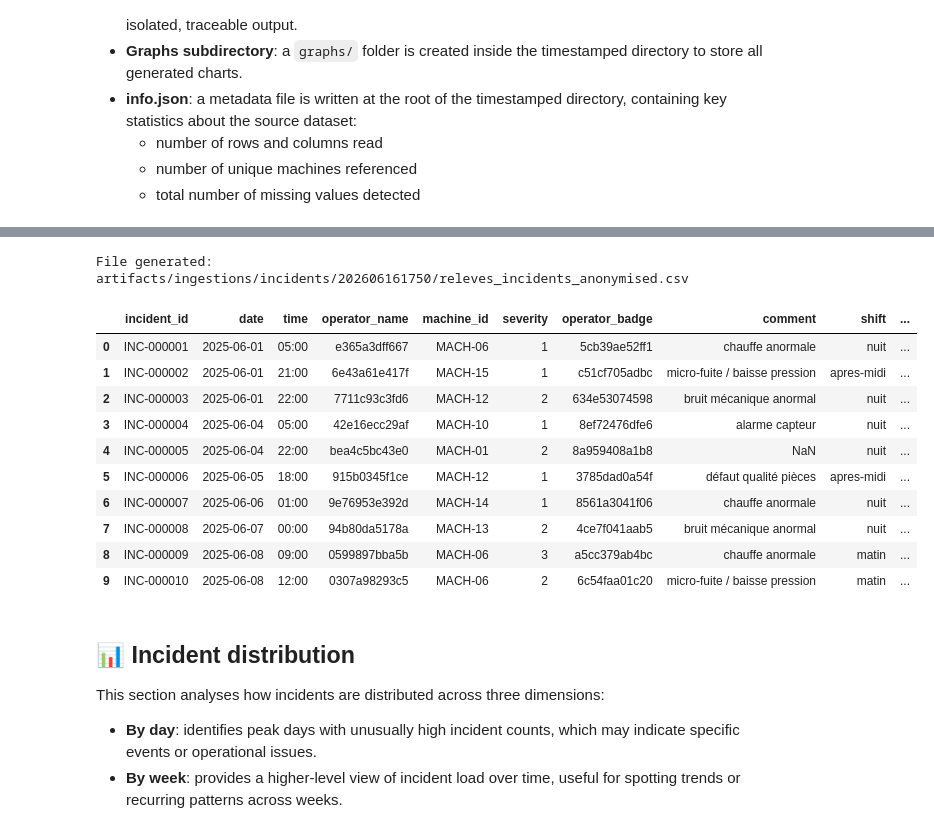
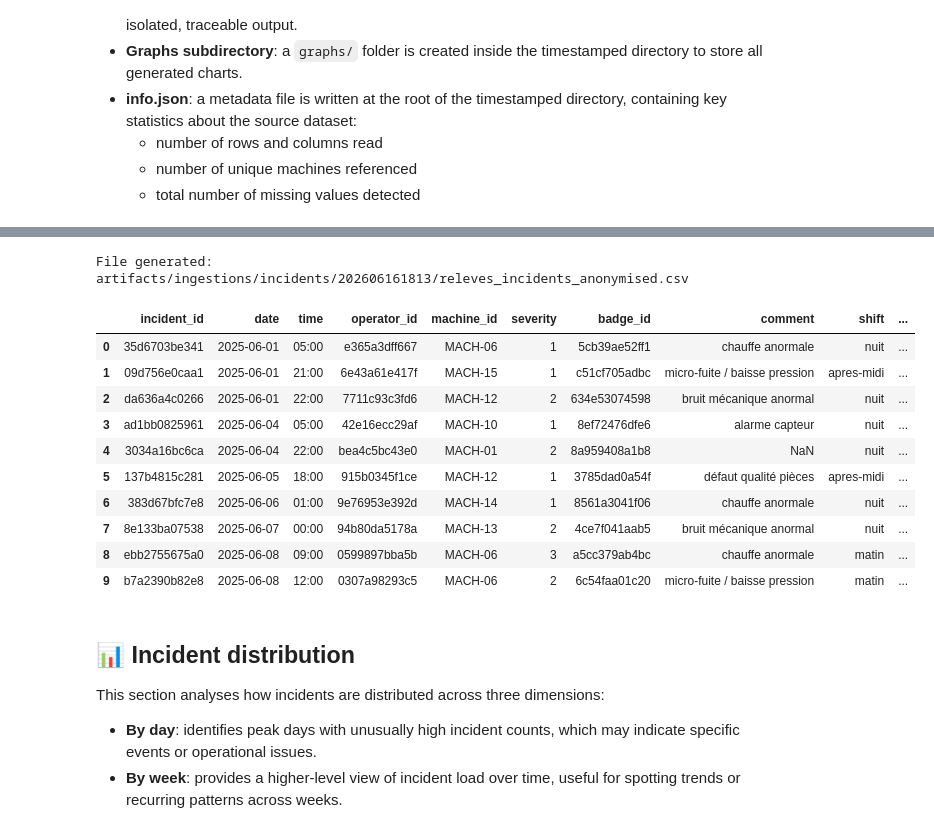
Before and after one commit to aurelien-V03/incidents-indus-ia, a Jupyter notebook: incidents_notebook.ipynb, the cells around one changed output, grey strips where cells are left out. Drawn from its saved outputs; the diff is of its cells as text; code cells hidden in the pictures.

Commit message:
add hash on incident_id

```diff
--- a/incidents_notebook.ipynb
+++ b/incidents_notebook.ipynb
@@ -87,35 +84,41 @@ metadata.json    : artifacts/ingestions/incidents/metadata.json (9 run(s))
 # %%
+if "output_dir" not in vars():
+    raise RuntimeError("⚠️ Please run the ⚙️ Setup cell first.")
+
 import hashlib
 import pandas as pd
 
 CSV_PATH = "artifacts/ingestions/incidents/releves_incidents.csv"
 OUTPUT_PATH = f"{output_dir}/releves_incidents_anonymised.csv"
 
 df = pd.read_csv(CSV_PATH)
 
 def hash_cell(value, idx, col):
     return hashlib.sha256(f"{col}:{idx}:{value}".encode()).hexdigest()[:12]
 
+df["incident_id"] = [hash_cell(v, i, "incident_id") for i, v in enumerate(df["incident_id"])]
 df["operator_name"] = [hash_cell(v, i, "operator_name") for i, v in enumerate(df["operator_name"])]
 df["operator_badge"] = [hash_cell(v, i, "operator_badge") for i, v in enumerate(df["operator_badge"])]
+
+df = df.rename(columns={"operator_name": "operator_id", "operator_badge": "badge_id"})
 
 df.to_csv(OUTPUT_PATH, index=False)
 
 print(f"File generated: {OUTPUT_PATH}")
 df.head(10)
 # %% [output]
-File generated: artifacts/ingestions/incidents/202606161750/releves_incidents_anonymised.csv
+File generated: artifacts/ingestions/incidents/202606161813/releves_incidents_anonymised.csv
-|  | incident_id | date | time | operator_name | machine_id | severity | operator_badge | comment | shift | ... |
-| 0 | INC-000001 | 2025-06-01 | 05:00 | e365a3dff667 | MACH-06 | 1 | 5cb39ae52ff1 | chauffe anormale | nuit | ... |
-| 1 | INC-000002 | 2025-06-01 | 21:00 | 6e43a61e417f | MACH-15 | 1 | c51cf705adbc | micro-fuite / baisse pression | apres-midi | ... |
-| 2 | INC-000003 | 2025-06-01 | 22:00 | 7711c93c3fd6 | MACH-12 | 2 | 634e53074598 | bruit mécanique anormal | nuit | ... |
-| 3 | INC-000004 | 2025-06-04 | 05:00 | 42e16ecc29af | MACH-10 | 1 | 8ef72476dfe6 | alarme capteur | nuit | ... |
-| 4 | INC-000005 | 2025-06-04 | 22:00 | bea4c5bc43e0 | MACH-01 | 2 | 8a959408a1b8 | NaN | nuit | ... |
-| 5 | INC-000006 | 2025-06-05 | 18:00 | 915b0345f1ce | MACH-12 | 1 | 3785dad0a54f | défaut qualité pièces | apres-midi | ... |
-| 6 | INC-000007 | 2025-06-06 | 01:00 | 9e76953e392d | MACH-14 | 1 | 8561a3041f06 | chauffe anormale | nuit | ... |
-| 7 | INC-000008 | 2025-06-07 | 00:00 | 94b80da5178a | MACH-13 | 2 | 4ce7f041aab5 | bruit mécanique anormal | nuit | ... |
-| 8 | INC-000009 | 2025-06-08 | 09:00 | 0599897bba5b | MACH-06 | 3 | a5cc379ab4bc | chauffe anormale | matin | ... |
-| 9 | INC-000010 | 2025-06-08 | 12:00 | 0307a98293c5 | MACH-06 | 2 | 6c54faa01c20 | micro-fuite / baisse pression | matin | ... |
+|  | incident_id | date | time | operator_id | machine_id | severity | badge_id | comment | shift | ... |
+| 0 | 35d6703be341 | 2025-06-01 | 05:00 | e365a3dff667 | MACH-06 | 1 | 5cb39ae52ff1 | chauffe anormale | nuit | ... |
+| 1 | 09d756e0caa1 | 2025-06-01 | 21:00 | 6e43a61e417f | MACH-15 | 1 | c51cf705adbc | micro-fuite / baisse pression | apres-midi | ... |
+| 2 | da636a4c0266 | 2025-06-01 | 22:00 | 7711c93c3fd6 | MACH-12 | 2 | 634e53074598 | bruit mécanique anormal | nuit | ... |
+| 3 | ad1bb0825961 | 2025-06-04 | 05:00 | 42e16ecc29af | MACH-10 | 1 | 8ef72476dfe6 | alarme capteur | nuit | ... |
+| 4 | 3034a16bc6ca | 2025-06-04 | 22:00 | bea4c5bc43e0 | MACH-01 | 2 | 8a959408a1b8 | NaN | nuit | ... |
+| 5 | 137b4815c281 | 2025-06-05 | 18:00 | 915b0345f1ce | MACH-12 | 1 | 3785dad0a54f | défaut qualité pièces | apres-midi | ... |
+| 6 | 383d67bfc7e8 | 2025-06-06 | 01:00 | 9e76953e392d | MACH-14 | 1 | 8561a3041f06 | chauffe anormale | nuit | ... |
+| 7 | 8e133ba07538 | 2025-06-07 | 00:00 | 94b80da5178a | MACH-13 | 2 | 4ce7f041aab5 | bruit mécanique anormal | nuit | ... |
+| 8 | ebb2755675a0 | 2025-06-08 | 09:00 | 0599897bba5b | MACH-06 | 3 | a5cc379ab4bc | chauffe anormale | matin | ... |
+| 9 | b7a2390b82e8 | 2025-06-08 | 12:00 | 0307a98293c5 | MACH-06 | 2 | 6c54faa01c20 | micro-fuite / baisse pression | matin | ... |
 # %% [markdown]
 ## 📊 Incident distribution
 
```
Also changed, not shown: parts of 7 cells of this notebook, 46 other files.
